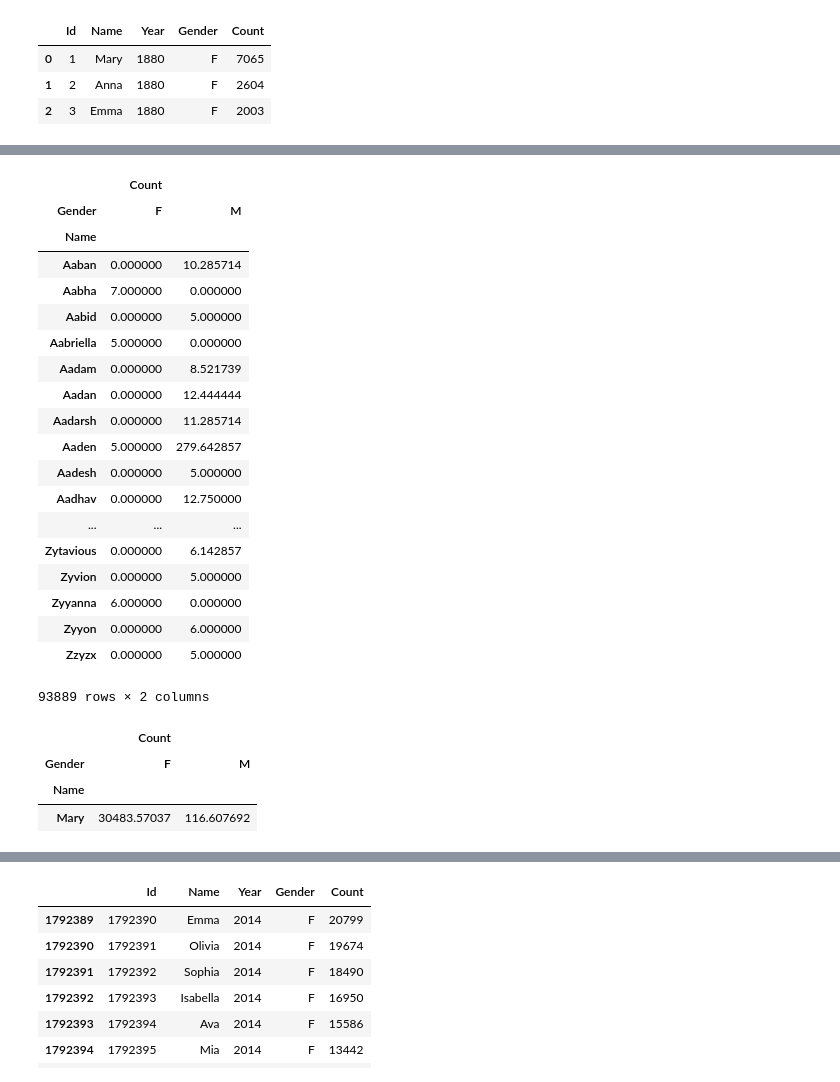
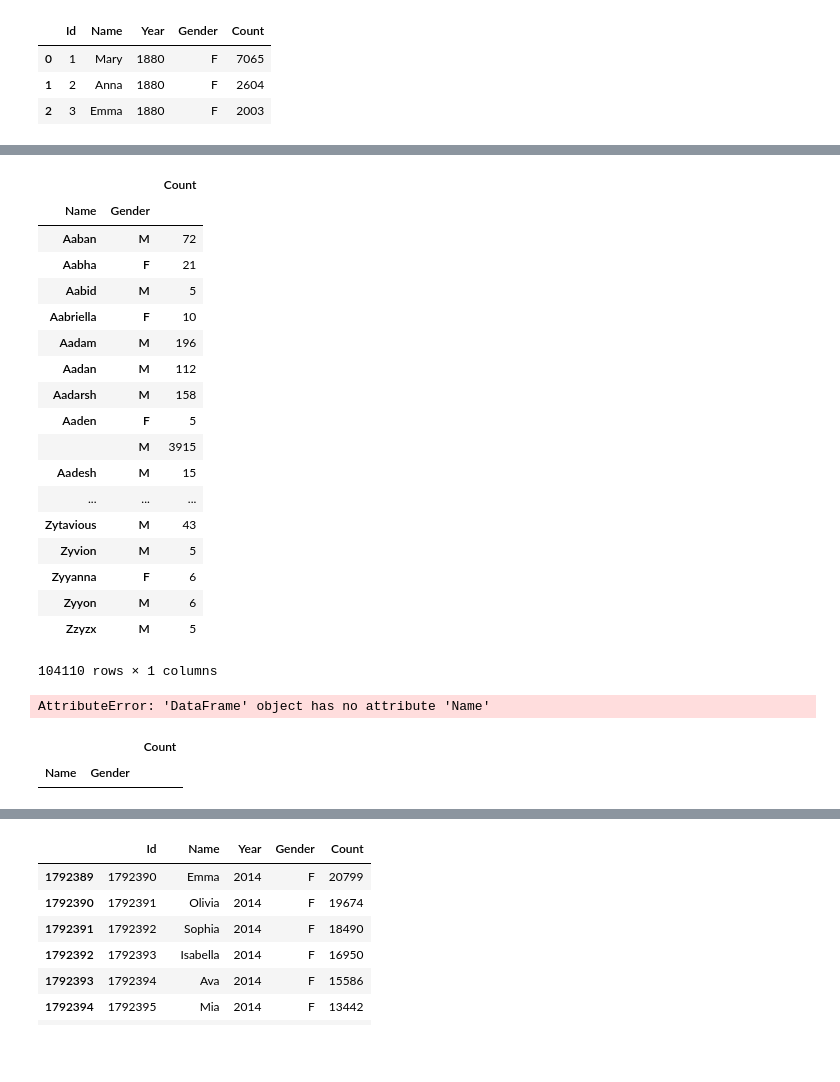
Before and after one commit to Rogerh91/Springboard-DS2, a Jupyter notebook: Springboard DS2 Capstone Project - Diversity in Bootcamps.ipynb, the cells around one changed output, grey strips where cells are left out. Drawn from its saved outputs; the diff is of its cells as text; code cells hidden in the pictures; blank space fills up the shorter version.

```diff
--- a/Springboard DS2 Capstone Project - Diversity in Bootcamps.ipynb
+++ b/Springboard DS2 Capstone Project - Diversity in Bootcamps.ipynb
@@ -22,5 +29,6 @@ from bs4 import BeautifulSoup
 # %%
-names = pd.read_csv("NationalNames.csv")
+#import columns as INT type look at read_csv documentation
+names = pd.read_csv("NationalNames.csv", dtype = {'Count': np.int32})
 len(names)/2
 # %% [output]
 912716.5
@@ -39,4 +311,5 @@ ValueError: Index contains duplicate entries, cannot reshape
 # %%
-namestack = pd.pivot_table(names,index =["Name"],columns = ["Gender"], values = ["Count"])
+#http://stackoverflow.com/questions/11973741/filtering-and-selecting-from-pivot-tables-made-with-python-pandas
+namestack = pd.pivot_table(names,index =["Name", "Gender"], values = ["Count"], aggfunc = "sum")
 namestack.head(25)
 # %% [output]
@@ -62,34 +334,39 @@ namestack.head(25)
 # %%
-namestack.fillna(value = 0)
+namestack = namestack.fillna(value = 0)
+namestack
 # %% [output]
-|  | Count |  |
-| Gender | F | M |
-| Name |  |  |
-| Aaban | 0.000000 | 10.285714 |
-| Aabha | 7.000000 | 0.000000 |
-| Aabid | 0.000000 | 5.000000 |
-| Aabriella | 5.000000 | 0.000000 |
-| Aadam | 0.000000 | 8.521739 |
-| Aadan | 0.000000 | 12.444444 |
-| Aadarsh | 0.000000 | 11.285714 |
-| Aaden | 5.000000 | 279.642857 |
-| Aadesh | 0.000000 | 5.000000 |
-| Aadhav | 0.000000 | 12.750000 |
+|  |  | Count |
+| Name | Gender |  |
+| Aaban | M | 72 |
+| Aabha | F | 21 |
+| Aabid | M | 5 |
+| Aabriella | F | 10 |
+| Aadam | M | 196 |
+| Aadan | M | 112 |
+| Aadarsh | M | 158 |
+| Aaden | F | 5 |
+|  | M | 3915 |
+| Aadesh | M | 15 |
 | ... | ... | ... |
-| Zytavious | 0.000000 | 6.142857 |
-| Zyvion | 0.000000 | 5.000000 |
-| Zyyanna | 6.000000 | 0.000000 |
-| Zyyon | 0.000000 | 6.000000 |
-| Zzyzx | 0.000000 | 5.000000 |
+| Zytavious | M | 43 |
+| Zyvion | M | 5 |
+| Zyyanna | F | 6 |
+| Zyyon | M | 6 |
+| Zzyzx | M | 5 |
-93889 rows × 2 columns
+104110 rows × 1 columns
 # %%
 #namestack is the table I want to process, but there are problems getting the columns to work
-namestack[namestack.index == "Mary"]
+#to split test and train sets with letter transitions for test/train -- vectorizer n-character grams construct a table based on 3-gram or 4-gram character transitions, shingle lists
+#vectorize the name column into grams
+#set presicion per f/m split
+namestack[namestack.Name == "Mary"]
 # %% [output]
-|  | Count |  |
-| Gender | F | M |
-| Name |  |  |
-| Mary | 30483.57037 | 116.607692 |
+AttributeError: 'DataFrame' object has no attribute 'Name'
+# %%
+namestack[namestack.index == "John"]
+# %% [output]
+|  |  | Count |
+| Name | Gender |  |
 # %%
 namestack.tail(25)
 # %% [output]
```
Also changed, not shown: parts of 63 cells of this notebook.
